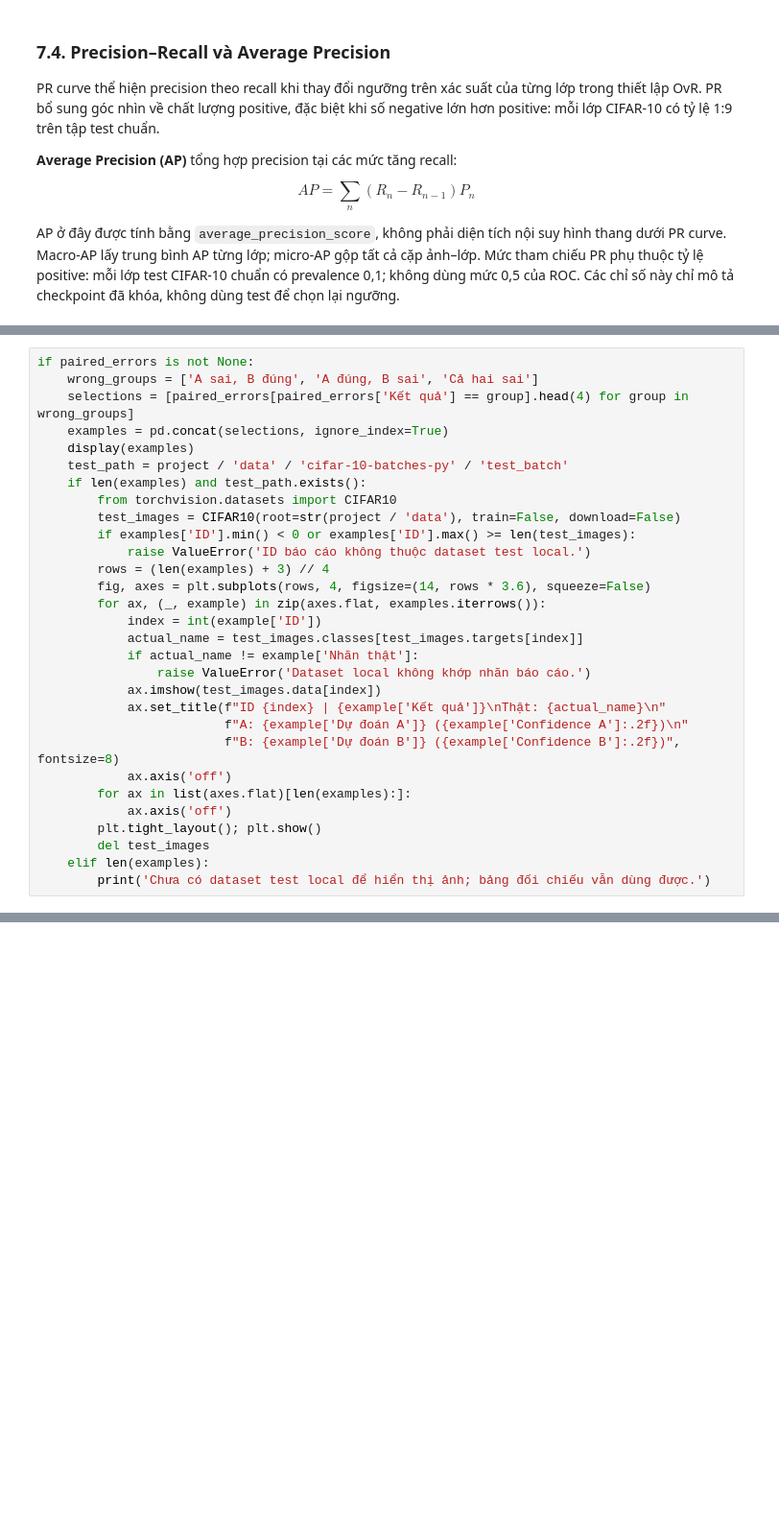
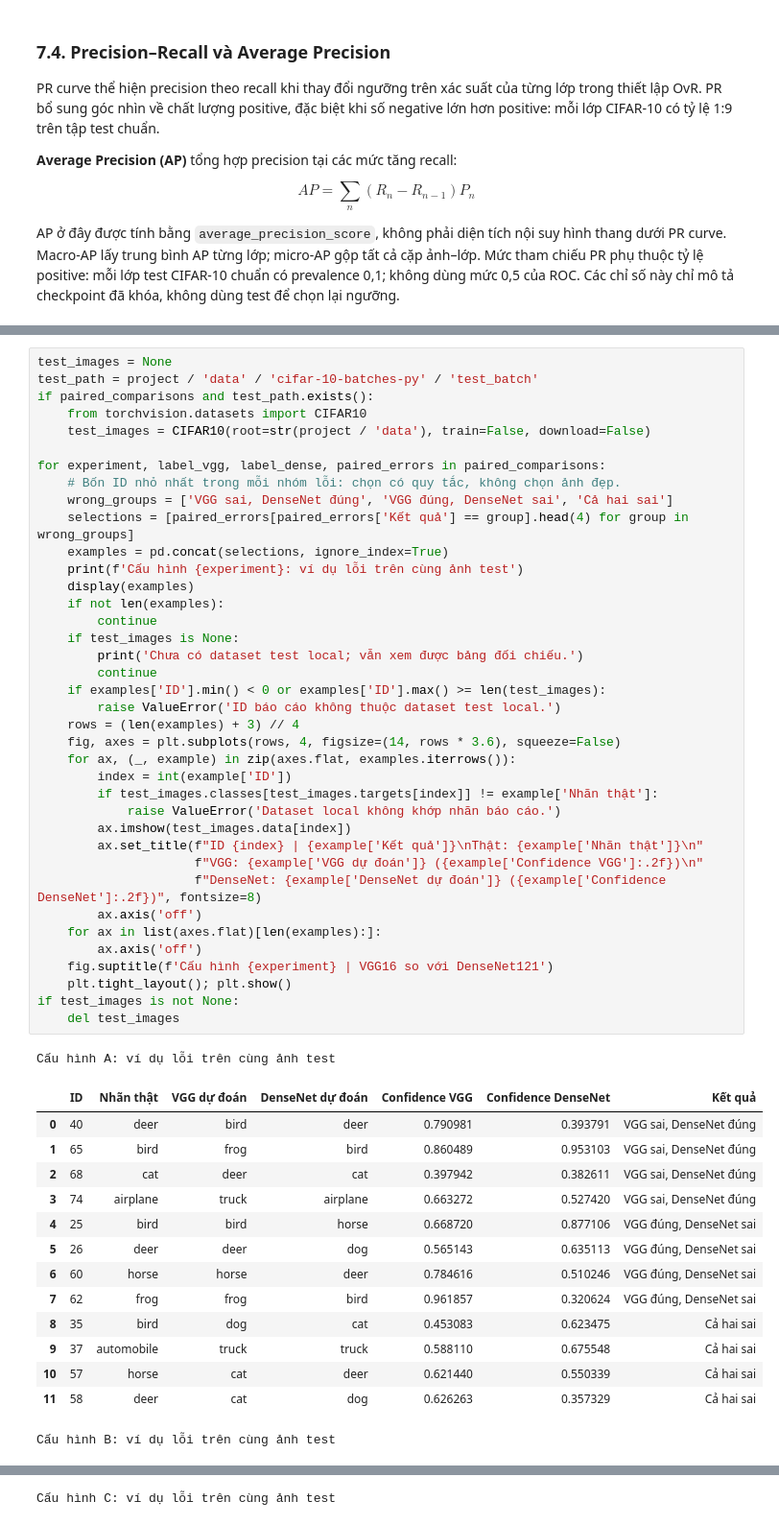
Before and after one commit to tinh633/deep-learning, a Jupyter notebook: practice_2_pretrained_model/Practice_2_Report.ipynb, the cells around one changed output, grey strips where cells are left out. Shown at 96% size. Saved outputs shown, nothing was run; the diff lists cells and outputs as text; blank space fills up the shorter version.

```diff
--- a/practice_2_pretrained_model/Practice_2_Report.ipynb
+++ b/practice_2_pretrained_model/Practice_2_Report.ipynb
@@ -700,30 +999,54 @@ Chưa có cặp checkpoint test xác định duy nhất để đối chiếu l
 # %%
-if paired_errors is not None:
-    wrong_groups = ['A sai, B đúng', 'A đúng, B sai', 'Cả hai sai']
+test_images = None
+test_path = project / 'data' / 'cifar-10-batches-py' / 'test_batch'
+if paired_comparisons and test_path.exists():
+    from torchvision.datasets import CIFAR10
+    test_images = CIFAR10(root=str(project / 'data'), train=False, download=False)
+
+for experiment, label_vgg, label_dense, paired_errors in paired_comparisons:
+    # Bốn ID nhỏ nhất trong mỗi nhóm lỗi: chọn có quy tắc, không chọn ảnh đẹp.
+    wrong_groups = ['VGG sai, DenseNet đúng', 'VGG đúng, DenseNet sai', 'Cả hai sai']
     selections = [paired_errors[paired_errors['Kết quả'] == group].head(4) for group in wrong_groups]
     examples = pd.concat(selections, ignore_index=True)
+    print(f'Cấu hình {experiment}: ví dụ lỗi trên cùng ảnh test')
     display(examples)
-    test_path = project / 'data' / 'cifar-10-batches-py' / 'test_batch'
-    if len(examples) and test_path.exists():
-        from torchvision.datasets import CIFAR10
-        test_images = CIFAR10(root=str(project / 'data'), train=False, download=False)
-        if examples['ID'].min() < 0 or examples['ID'].max() >= len(test_images):
-            raise ValueError('ID báo cáo không thuộc dataset test local.')
-        rows = (len(examples) + 3) // 4
-        fig, axes = plt.subplots(rows, 4, figsize=(14, rows * 3.6), squeeze=False)
-        for ax, (_, example) in zip(axes.flat, examples.iterrows()):
-            index = int(example['ID'])
-            actual_name = test_images.classes[test_images.targets[index]]
-            if actual_name != example['Nhãn thật']:
-                raise ValueError('Dataset local không khớp nhãn báo cáo.')
-            ax.imshow(test_images.data[index])
-            ax.set_title(f"ID {index} | {example['Kết quả']}\nThật: {actual_name}\n"
-                         f"A: {example['Dự đoán A']} ({example['Confidence A']:.2f})\n"
-                         f"B: {example['Dự đoán B']} ({example['Confidence B']:.2f})", fontsize=8)
-            ax.axis('off')
-        for ax in list(axes.flat)[len(examples):]:
-            ax.axis('off')
-        plt.tight_layout(); plt.show()
-        del test_images
-    elif len(examples):
-        print('Chưa có dataset test local để hiển thị ảnh; bảng đối chiếu vẫn dùng được.')
+    if not len(examples):
+        continue
+    if test_images is None:
+        print('Chưa có dataset test local; vẫn xem được bảng đối chiếu.')
+        continue
+    if examples['ID'].min() < 0 or examples['ID'].max() >= len(test_images):
+        raise ValueError('ID báo cáo không thuộc dataset test local.')
+    rows = (len(examples) + 3) // 4
+    fig, axes = plt.subplots(rows, 4, figsize=(14, rows * 3.6), squeeze=False)
+    for ax, (_, example) in zip(axes.flat, examples.iterrows()):
+        index = int(example['ID'])
+        if test_images.classes[test_images.targets[index]] != example['Nhãn thật']:
+            raise ValueError('Dataset local không khớp nhãn báo cáo.')
+        ax.imshow(test_images.data[index])
+        ax.set_title(f"ID {index} | {example['Kết quả']}\nThật: {example['Nhãn thật']}\n"
+                     f"VGG: {example['VGG dự đoán']} ({example['Confidence VGG']:.2f})\n"
+                     f"DenseNet: {example['DenseNet dự đoán']} ({example['Confidence DenseNet']:.2f})", fontsize=8)
+        ax.axis('off')
+    for ax in list(axes.flat)[len(examples):]:
+        ax.axis('off')
+    fig.suptitle(f'Cấu hình {experiment} | VGG16 so với DenseNet121')
+    plt.tight_layout(); plt.show()
+if test_images is not None:
+    del test_images
+# %% [output]
+Cấu hình A: ví dụ lỗi trên cùng ảnh test
+|  | ID | Nhãn thật | VGG dự đoán | DenseNet dự đoán | Confidence VGG | Confidence DenseNet | Kết quả |
+| 0 | 40 | deer | bird | deer | 0.790981 | 0.393791 | VGG sai, DenseNet đúng |
+| 1 | 65 | bird | frog | bird | 0.860489 | 0.953103 | VGG sai, DenseNet đúng |
+| 2 | 68 | cat | deer | cat | 0.397942 | 0.382611 | VGG sai, DenseNet đúng |
+| 3 | 74 | airplane | truck | airplane | 0.663272 | 0.527420 | VGG sai, DenseNet đúng |
+| 4 | 25 | bird | bird | horse | 0.668720 | 0.877106 | VGG đúng, DenseNet sai |
+| 5 | 26 | deer | deer | dog | 0.565143 | 0.635113 | VGG đúng, DenseNet sai |
+| 6 | 60 | horse | horse | deer | 0.784616 | 0.510246 | VGG đúng, DenseNet sai |
+| 7 | 62 | frog | frog | bird | 0.961857 | 0.320624 | VGG đúng, DenseNet sai |
+| 8 | 35 | bird | dog | cat | 0.453083 | 0.623475 | Cả hai sai |
+| 9 | 37 | automobile | truck | truck | 0.588110 | 0.675548 | Cả hai sai |
+| 10 | 57 | horse | cat | deer | 0.621440 | 0.550339 | Cả hai sai |
+| 11 | 58 | deer | cat | dog | 0.626263 | 0.357329 | Cả hai sai |
+Cấu hình B: ví dụ lỗi trên cùng ảnh test
@@ -729,0 +1066 @@ if paired_errors is not None:
+Cấu hình C: ví dụ lỗi trên cùng ảnh test
```
Also changed, not shown: parts of 17 cells of this notebook, 58 other files.
